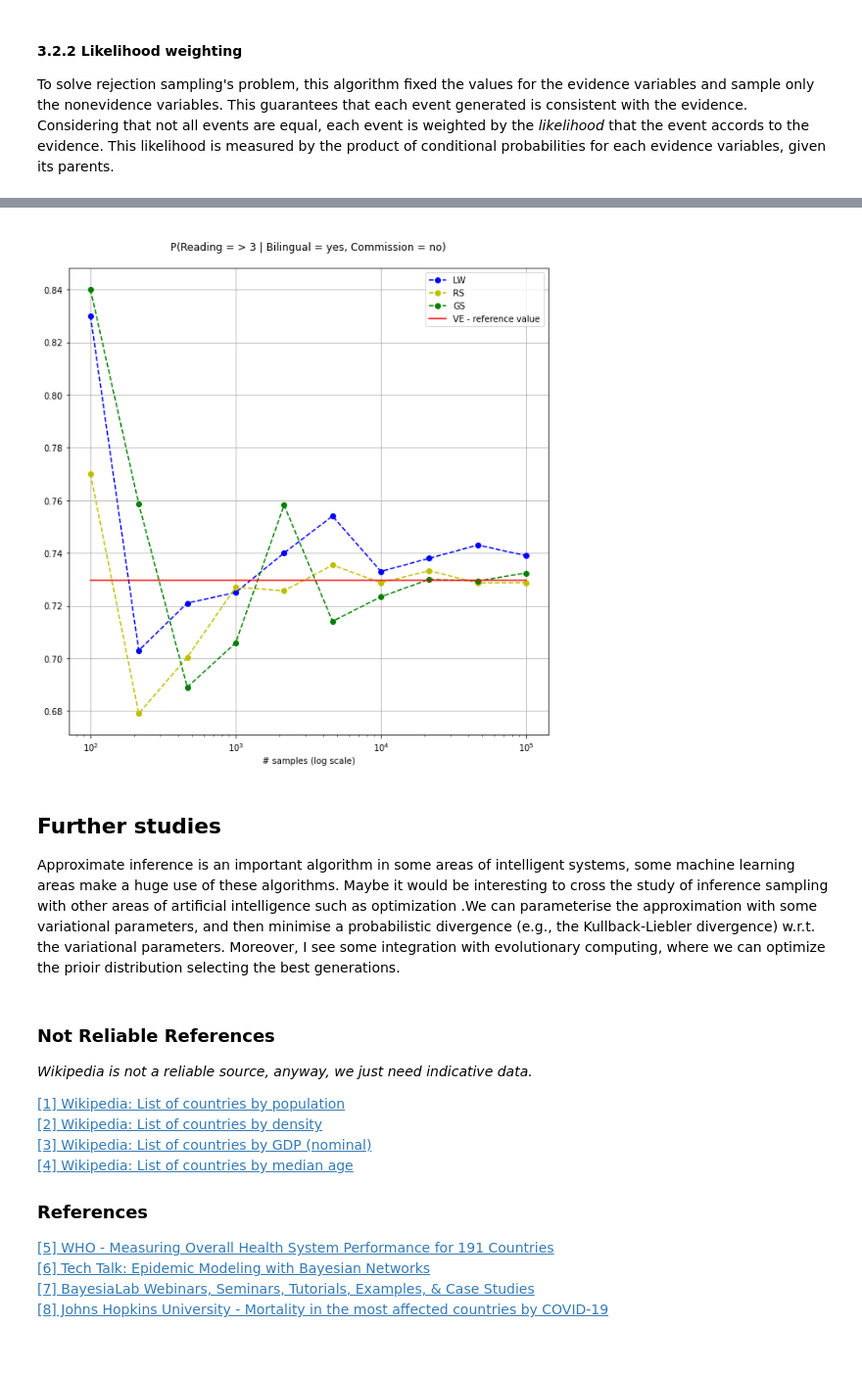
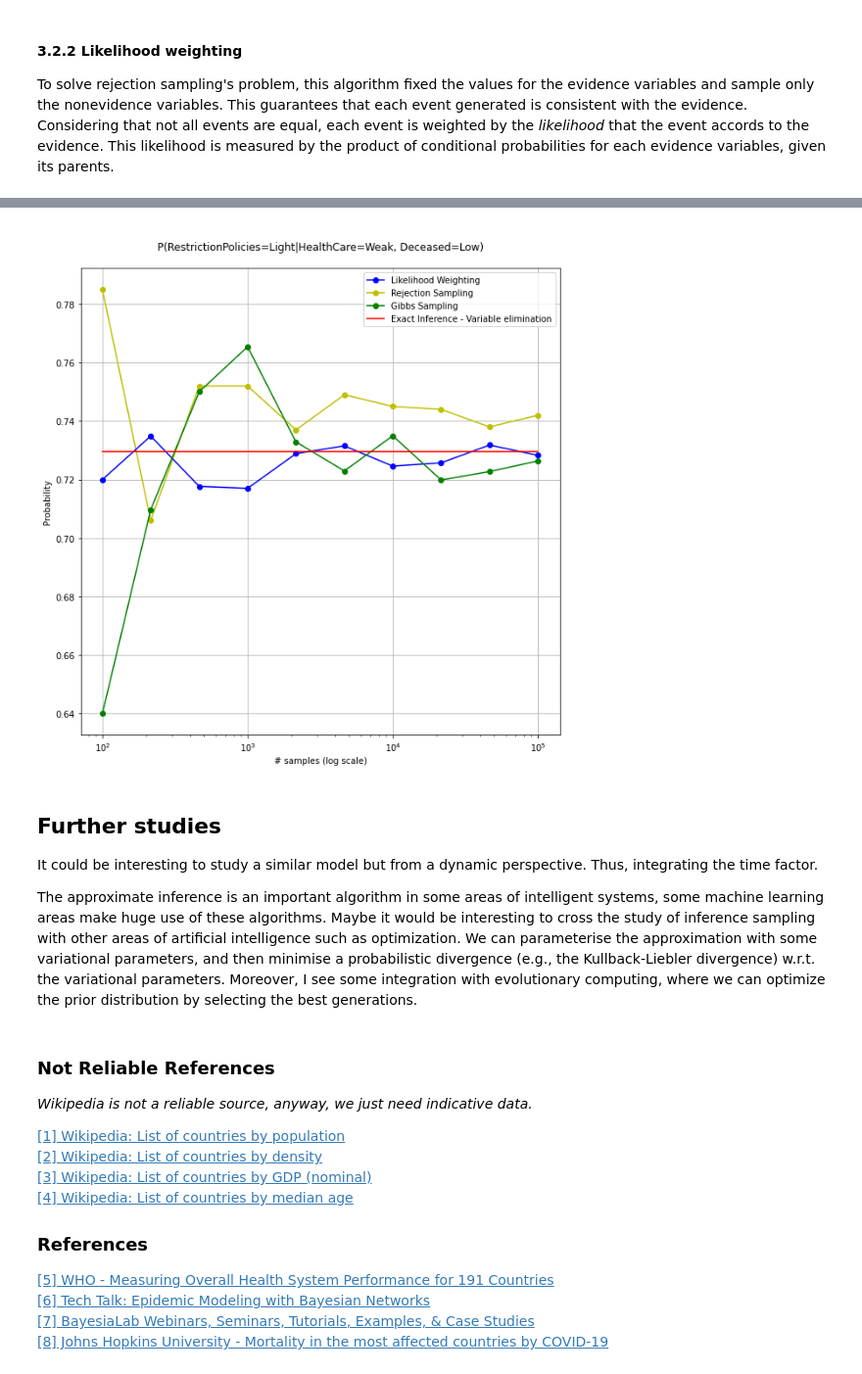
Before and after one commit to AndreaRoss96/BayesianNetwork-EpidemicModeling, a Jupyter notebook: src/ProjFundOfAI.ipynb, the cells around one changed output, grey strips where cells are left out. Shown at 98% size. Saved outputs shown, nothing was run; the diff lists cells and outputs as text; code cells hidden in the pictures.

Commit message:
correction, perfection, evolution, idkwhattoadd-tion

```diff
--- a/src/ProjFundOfAI.ipynb
+++ b/src/ProjFundOfAI.ipynb
@@ -825,20 +854,18 @@ plt.show()
 # %%
 approximate_results = np.array([],
                     dtype=[('sample_size', '<i8'),
+                           ('RS', '<f8'),
                            ('LW', '<f8'),
-                           ('RS', '<f8'),
                            ('GS', '<f8')])
 initial_size = 2
 final_size = 5
 num = 10
-evidence = [State('HC',"Weak"), State('De','Low')]
-#evidence = [State('HC',0), State('De',0)]
 
 for size in np.logspace(initial_size, final_size, num=num, dtype='<i8'):
     print()
     print("="*50)
     print(size)
-    approximate_results=np.append(approximate_results, run(size,variable=["RP",">=","Light"],evidence=[State('HC',"Weak"), State('De','Low')]))
+    approximate_results=np.append(approximate_results, samplings(size,variable=["RP",">=","Light"],evidence=[State('HC',"Weak"), State('De','Low')]))
 # %% [output]
 ==================================================
 1000
@@ -873,26 +902,12 @@ print(approximate_results)
-# %%
-plt.figure(figsize=(10,10))
-plt.grid(True)
-plt.title('\nP(RestrictionPolicies>=Light|HealthCare=Weak, Decease=Low)\n')
-plt.xlabel("# samples (log scale)")
-
-sizes = approximate_results['sample_size']
-results_LW = approximate_results['LW']
-results_RS = approximate_results['RS']
-results_GS = approximate_results['GS']
-
-plot_LW, = plt.semilogx(sizes, results_LW, 'bo--', label="LW")
-plot_RS, = plt.semilogx(sizes, results_RS, 'yo--', label="RS")
-plot_GS,= plt.semilogx(sizes, results_GS, 'go--', label="GS")
-plot_VE,= plt.semilogx(sizes, sum(query.values[1:])*np.ones(len(sizes)),'r', label="VE - reference value")
-
-plt.legend(handles=[plot_LW, plot_RS, plot_GS, plot_VE])
-plt.show()
-# %% [output]
-[figure, removed]
+# %%
+plot_results(approximate_results, sum(query.values[1:]))
+# %% [output]
+[figure, added]
 # %% [markdown]
 ## Further studies
-Approximate inference is an important algorithm in some areas of intelligent systems, some machine learning areas make a huge use of these algorithms. Maybe it would be interesting to cross the study of inference sampling with other areas of artificial intelligence such as optimization .We can parameterise the approximation with some variational parameters, and then minimise a probabilistic divergence (e.g., the Kullback-Liebler divergence) w.r.t. the variational parameters.  Moreover, I see some integration with evolutionary computing, where we can optimize the prioir distribution selecting the best generations.
+It could be interesting to study a similar model but from a dynamic perspective. Thus, integrating the time factor.
+
+The approximate inference is an important algorithm in some areas of intelligent systems, some machine learning areas make huge use of these algorithms. Maybe it would be interesting to cross the study of inference sampling with other areas of artificial intelligence such as optimization. We can parameterise the approximation with some variational parameters, and then minimise a probabilistic divergence (e.g., the Kullback-Liebler divergence) w.r.t. the variational parameters.  Moreover, I see some integration with evolutionary computing, where we can optimize the prior distribution by selecting the best generations.
 # %% [markdown]
 ### Not Reliable References
 <i>Wikipedia is not a reliable source, anyway, we just need indicative data.</i>
```
Also changed, not shown: parts of 33 cells of this notebook.
